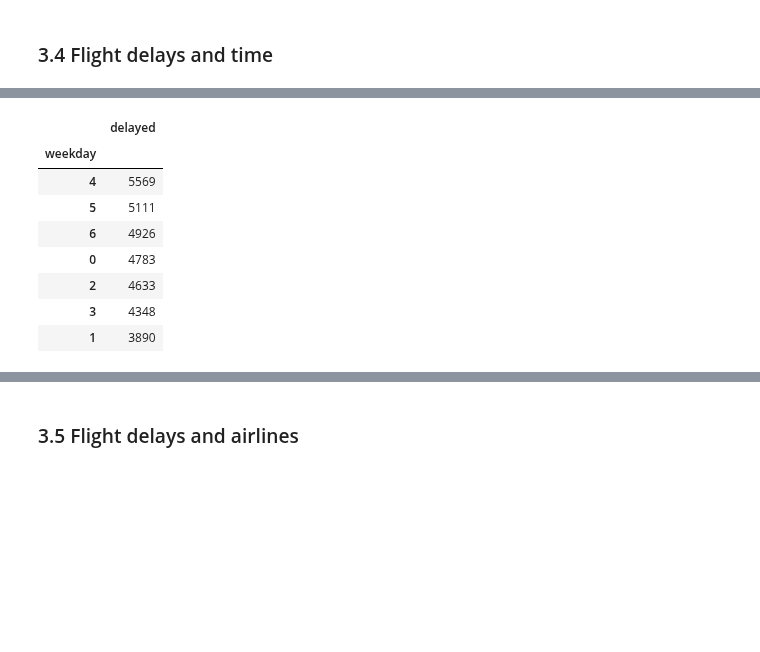
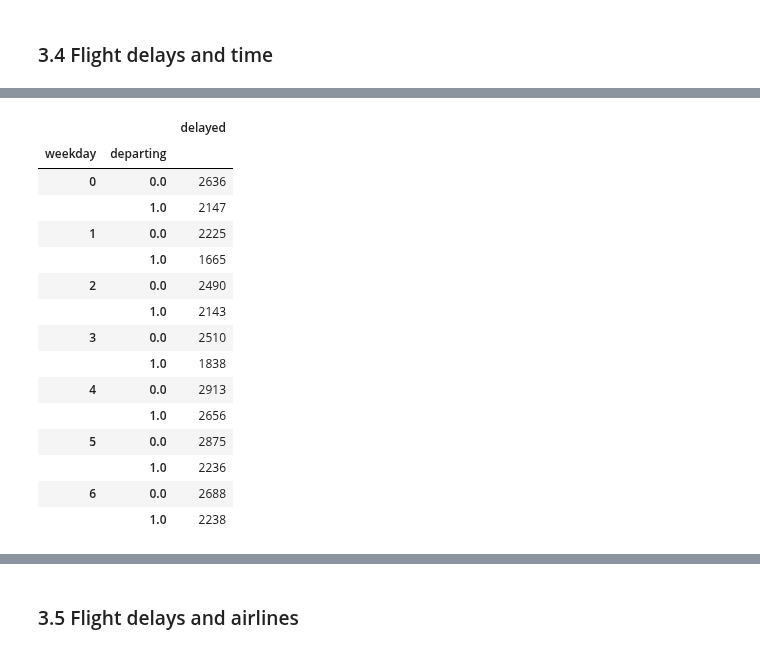
Before and after one commit to fedfioravanti/General_Assembly_Capstone, a Jupyter notebook: GA_Capstone_02_EDA.ipynb, the cells around one changed output, grey strips where cells are left out. Saved outputs shown, nothing was run; the diff lists cells and outputs as text; code cells hidden in the pictures; blank space fills up the shorter version.

```diff
--- a/GA_Capstone_02_EDA.ipynb
+++ b/GA_Capstone_02_EDA.ipynb
@@ -266,14 +295,21 @@ I assume that at 3am most flights are arriving, so this does not represent an in
 # %%
-# display the day of the week with most delays in absolute terms (0 is for Monday)
-day_abs = delay.groupby('weekday').count().sort_values(by='delayed', ascending=False)[['delayed']]
+# display the day of the week with most delays in absolute terms (0 is for Monday) - grouped by direction
+day_abs = delay.groupby(['weekday', 'departing'])[['delayed']].count()
 day_abs
 # %% [output]
-|  | delayed |
-| weekday |  |
-| 4 | 5569 |
-| 5 | 5111 |
-| 6 | 4926 |
-| 0 | 4783 |
-| 2 | 4633 |
-| 3 | 4348 |
-| 1 | 3890 |
+|  |  | delayed |
+| weekday | departing |  |
+| 0 | 0.0 | 2636 |
+|  | 1.0 | 2147 |
+| 1 | 0.0 | 2225 |
+|  | 1.0 | 1665 |
+| 2 | 0.0 | 2490 |
+|  | 1.0 | 2143 |
+| 3 | 0.0 | 2510 |
+|  | 1.0 | 1838 |
+| 4 | 0.0 | 2913 |
+|  | 1.0 | 2656 |
+| 5 | 0.0 | 2875 |
+|  | 1.0 | 2236 |
+| 6 | 0.0 | 2688 |
+|  | 1.0 | 2238 |
```
Also changed, not shown: parts of 22 cells of this notebook, 2 other files.
